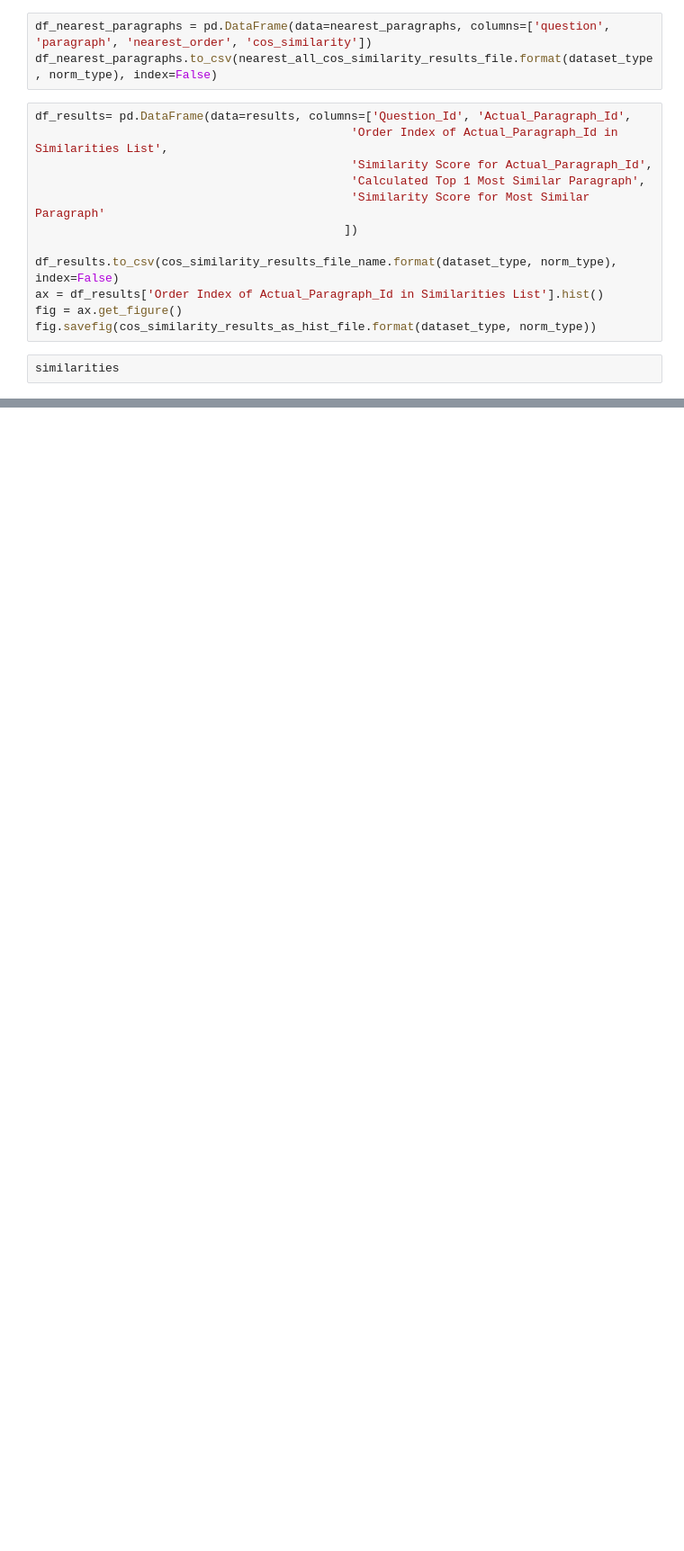
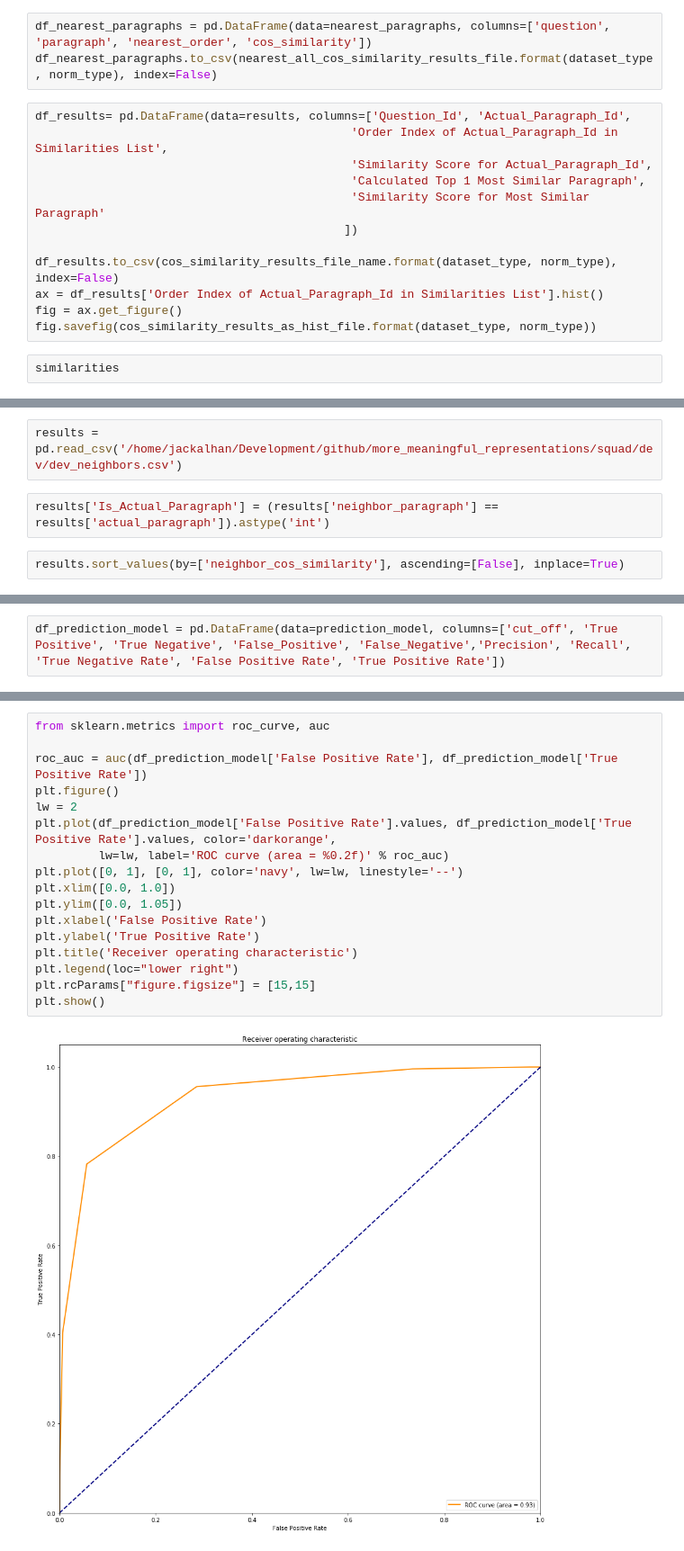
Before and after one commit to jackalhan/more_meaningful_representations, a Jupyter notebook: squad/sandbox_notebooks/2_Generate_Vectorized_Pairwise_Cosine_Similarity_Matrix_For_Q_P.ipynb, the cells around one changed output, grey strips where cells are left out. Shown at 90% size. Drawn from its saved outputs; the diff is of its cells as text; blank space fills up the shorter version.

```diff
--- a/squad/sandbox_notebooks/2_Generate_Vectorized_Pairwise_Cosine_Similarity_Matrix_For_Q_P.ipynb
+++ b/squad/sandbox_notebooks/2_Generate_Vectorized_Pairwise_Cosine_Similarity_Matrix_For_Q_P.ipynb
@@ -134,0 +375,6 @@ fig.savefig('/home/jackalhan/Development/github/more_meaningful_representations/
+# %%
+results = pd.read_csv('/home/jackalhan/Development/github/more_meaningful_representations/squad/dev/dev_neighbors.csv')
+# %%
+results['Is_Actual_Paragraph'] = (results['neighbor_paragraph'] == results['actual_paragraph']).astype('int')
+# %%
+results.sort_values(by=['neighbor_cos_similarity'], ascending=[False], inplace=True)
@@ -135 +434,3 @@ fig.savefig('/home/jackalhan/Development/github/more_meaningful_representations/
+# %%
+df_prediction_model = pd.DataFrame(data=prediction_model, columns=['cut_off', 'True Positive', 'True Negative', 'False_Positive', 'False_Negative','Precision', 'Recall', 'True Negative Rate', 'False Positive Rate', 'True Positive Rate'])
 # %%
@@ -141,0 +453,19 @@ fig.savefig('/home/jackalhan/Development/github/more_meaningful_representations/
+# %%
+from sklearn.metrics import roc_curve, auc
+
+roc_auc = auc(df_prediction_model['False Positive Rate'], df_prediction_model['True Positive Rate'])
+plt.figure()
+lw = 2
+plt.plot(df_prediction_model['False Positive Rate'].values, df_prediction_model['True Positive Rate'].values, color='darkorange',
+         lw=lw, label='ROC curve (area = %0.2f)' % roc_auc)
+plt.plot([0, 1], [0, 1], color='navy', lw=lw, linestyle='--')
+plt.xlim([0.0, 1.0])
+plt.ylim([0.0, 1.05])
+plt.xlabel('False Positive Rate')
+plt.ylabel('True Positive Rate')
+plt.title('Receiver operating characteristic')
+plt.legend(loc="lower right")
+plt.rcParams["figure.figsize"] = [15,15]
+plt.show()
+# %% [output]
+[figure, added]
```
Also changed, not shown: parts of 50 cells of this notebook, 6 other files.
